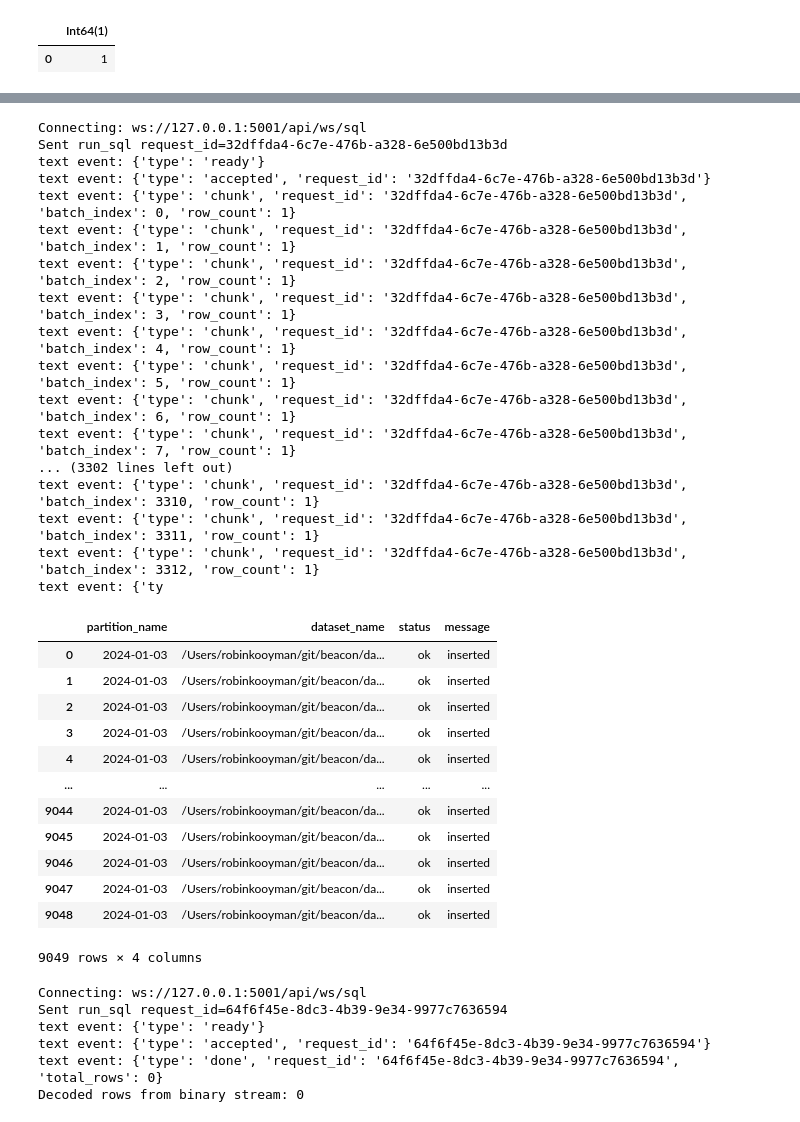
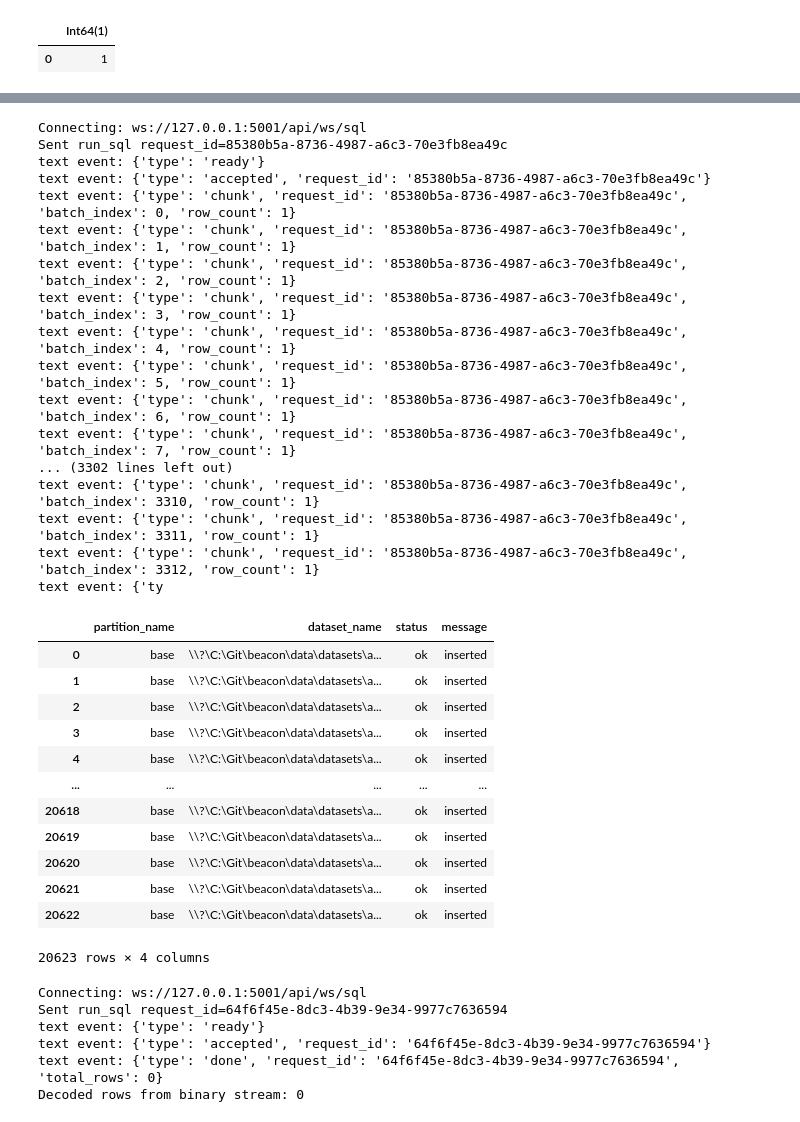
Before and after one commit to maris-development/beacon, a Jupyter notebook: ws_sql_test.ipynb, the cells around one changed output, grey strips where cells are left out. Drawn from its saved outputs; the diff is of its cells as text; code cells hidden in the pictures.

```diff
--- a/ws_sql_test.ipynb
+++ b/ws_sql_test.ipynb
@@ -230,38 +226,38 @@ Decoded rows from binary stream: 315
 # %%
 # Example usage: add more cells like this and call run_sql(...)
-df = await run_sql("INGEST INTO ATLAS example ON PARTITION '2024-01-03' FROM 'aoml/**/*.nc' WITH netcdf")
+df = await run_sql("INGEST INTO ATLAS example ON PARTITION 'base' FROM 'argo-floats/**/*.nc' WITH netcdf")
 df
 # %% [output]
 Connecting: ws://127.0.0.1:5001/api/ws/sql
-Sent run_sql request_id=32dffda4-6c7e-476b-a328-6e500bd13b3d
+Sent run_sql request_id=85380b5a-8736-4987-a6c3-70e3fb8ea49c
 text event: {'type': 'ready'}
-text event: {'type': 'accepted', 'request_id': '32dffda4-6c7e-476b-a328-6e500bd13b3d'}
-text event: {'type': 'chunk', 'request_id': '32dffda4-6c7e-476b-a328-6e500bd13b3d', 'batch_index': 0, 'row_count': 1}
-text event: {'type': 'chunk', 'request_id': '32dffda4-6c7e-476b-a328-6e500bd13b3d', 'batch_index': 1, 'row_count': 1}
-text event: {'type': 'chunk', 'request_id': '32dffda4-6c7e-476b-a328-6e500bd13b3d', 'batch_index': 2, 'row_count': 1}
-text event: {'type': 'chunk', 'request_id': '32dffda4-6c7e-476b-a328-6e500bd13b3d', 'batch_index': 3, 'row_count': 1}
-text event: {'type': 'chunk', 'request_id': '32dffda4-6c7e-476b-a328-6e500bd13b3d', 'batch_index': 4, 'row_count': 1}
-text event: {'type': 'chunk', 'request_id': '32dffda4-6c7e-476b-a328-6e500bd13b3d', 'batch_index': 5, 'row_count': 1}
-text event: {'type': 'chunk', 'request_id': '32dffda4-6c7e-476b-a328-6e500bd13b3d', 'batch_index': 6, 'row_count': 1}
-text event: {'type': 'chunk', 'request_id': '32dffda4-6c7e-476b-a328-6e500bd13b3d', 'batch_index': 7, 'row_count': 1}
+text event: {'type': 'accepted', 'request_id': '85380b5a-8736-4987-a6c3-70e3fb8ea49c'}
+text event: {'type': 'chunk', 'request_id': '85380b5a-8736-4987-a6c3-70e3fb8ea49c', 'batch_index': 0, 'row_count': 1}
+text event: {'type': 'chunk', 'request_id': '85380b5a-8736-4987-a6c3-70e3fb8ea49c', 'batch_index': 1, 'row_count': 1}
+text event: {'type': 'chunk', 'request_id': '85380b5a-8736-4987-a6c3-70e3fb8ea49c', 'batch_index': 2, 'row_count': 1}
+text event: {'type': 'chunk', 'request_id': '85380b5a-8736-4987-a6c3-70e3fb8ea49c', 'batch_index': 3, 'row_count': 1}
+text event: {'type': 'chunk', 'request_id': '85380b5a-8736-4987-a6c3-70e3fb8ea49c', 'batch_index': 4, 'row_count': 1}
+text event: {'type': 'chunk', 'request_id': '85380b5a-8736-4987-a6c3-70e3fb8ea49c', 'batch_index': 5, 'row_count': 1}
+text event: {'type': 'chunk', 'request_id': '85380b5a-8736-4987-a6c3-70e3fb8ea49c', 'batch_index': 6, 'row_count': 1}
+text event: {'type': 'chunk', 'request_id': '85380b5a-8736-4987-a6c3-70e3fb8ea49c', 'batch_index': 7, 'row_count': 1}
 ... (3302 lines left out)
-text event: {'type': 'chunk', 'request_id': '32dffda4-6c7e-476b-a328-6e500bd13b3d', 'batch_index': 3310, 'row_count': 1}
-text event: {'type': 'chunk', 'request_id': '32dffda4-6c7e-476b-a328-6e500bd13b3d', 'batch_index': 3311, 'row_count': 1}
-text event: {'type': 'chunk', 'request_id': '32dffda4-6c7e-476b-a328-6e500bd13b3d', 'batch_index': 3312, 'row_count': 1}
+text event: {'type': 'chunk', 'request_id': '85380b5a-8736-4987-a6c3-70e3fb8ea49c', 'batch_index': 3310, 'row_count': 1}
+text event: {'type': 'chunk', 'request_id': '85380b5a-8736-4987-a6c3-70e3fb8ea49c', 'batch_index': 3311, 'row_count': 1}
+text event: {'type': 'chunk', 'request_id': '85380b5a-8736-4987-a6c3-70e3fb8ea49c', 'batch_index': 3312, 'row_count': 1}
 text event: {'ty
 |  | partition_name | dataset_name | status | message |
-| 0 | 2024-01-03 | /Users/robinkooyman/git/beacon/da... | ok | inserted |
-| 1 | 2024-01-03 | /Users/robinkooyman/git/beacon/da... | ok | inserted |
-| 2 | 2024-01-03 | /Users/robinkooyman/git/beacon/da... | ok | inserted |
-| 3 | 2024-01-03 | /Users/robinkooyman/git/beacon/da... | ok | inserted |
-| 4 | 2024-01-03 | /Users/robinkooyman/git/beacon/da... | ok | inserted |
+| 0 | base | \\?\C:\Git\beacon\data\datasets\a... | ok | inserted |
+| 1 | base | \\?\C:\Git\beacon\data\datasets\a... | ok | inserted |
+| 2 | base | \\?\C:\Git\beacon\data\datasets\a... | ok | inserted |
+| 3 | base | \\?\C:\Git\beacon\data\datasets\a... | ok | inserted |
+| 4 | base | \\?\C:\Git\beacon\data\datasets\a... | ok | inserted |
 | ... | ... | ... | ... | ... |
-| 9044 | 2024-01-03 | /Users/robinkooyman/git/beacon/da... | ok | inserted |
-| 9045 | 2024-01-03 | /Users/robinkooyman/git/beacon/da... | ok | inserted |
-| 9046 | 2024-01-03 | /Users/robinkooyman/git/beacon/da... | ok | inserted |
-| 9047 | 2024-01-03 | /Users/robinkooyman/git/beacon/da... | ok | inserted |
-| 9048 | 2024-01-03 | /Users/robinkooyman/git/beacon/da... | ok | inserted |
+| 20618 | base | \\?\C:\Git\beacon\data\datasets\a... | ok | inserted |
+| 20619 | base | \\?\C:\Git\beacon\data\datasets\a... | ok | inserted |
+| 20620 | base | \\?\C:\Git\beacon\data\datasets\a... | ok | inserted |
+| 20621 | base | \\?\C:\Git\beacon\data\datasets\a... | ok | inserted |
+| 20622 | base | \\?\C:\Git\beacon\data\datasets\a... | ok | inserted |
-9049 rows × 4 columns
+20623 rows × 4 columns
 # %%
 # Example usage: add more cells like this and call run_sql(...)
 df = await run_sql("DROP TABLE example")
```
Also changed, not shown: parts of 4 cells of this notebook, 12 other files.
